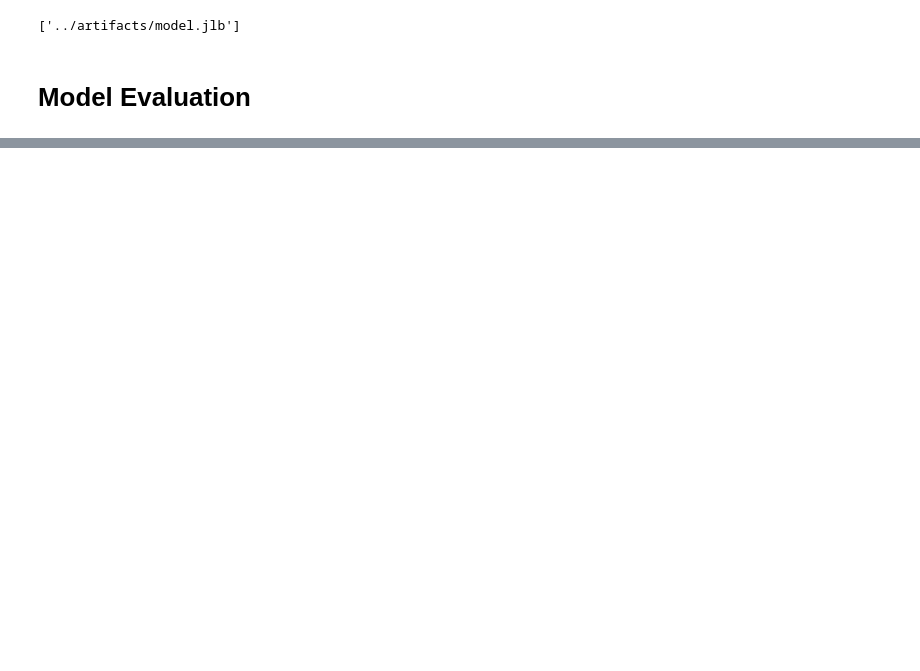
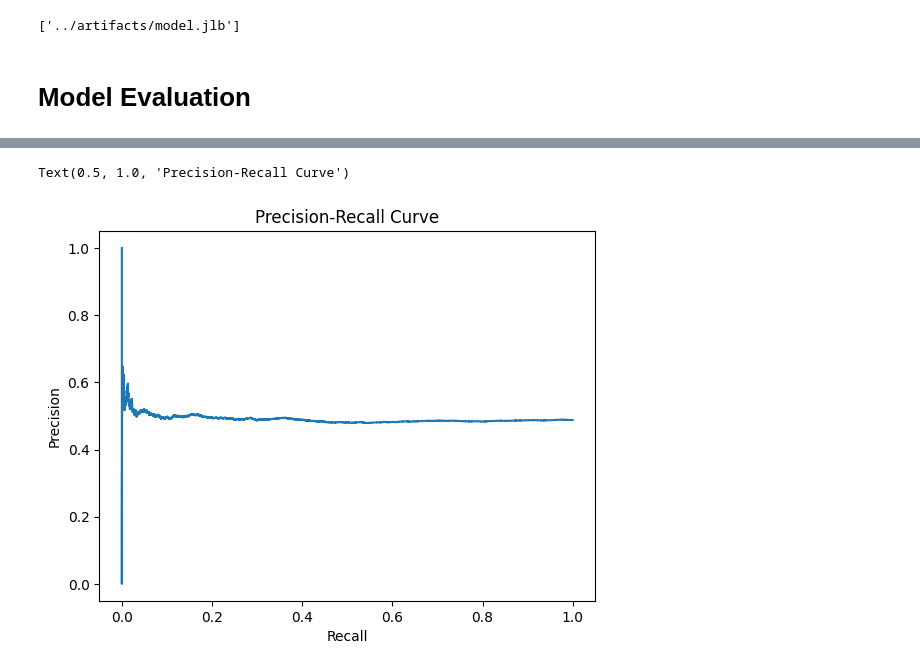
Before and after one commit to ZenithFlux/Customer_Churn_Prediction, a Jupyter notebook: notebooks/model_training.ipynb, the cells around one changed output, grey strips where cells are left out. Saved outputs shown, nothing was run; the diff lists cells and outputs as text; code cells hidden in the pictures; blank space fills up the shorter version.

```diff
--- a/notebooks/model_training.ipynb
+++ b/notebooks/model_training.ipynb
@@ -251,0 +274,11 @@ XGBClassifier(base_score=None, booster=None, callbacks=None,
+# %%
+from sklearn.metrics import PrecisionRecallDisplay, precision_recall_curve
+
+precision, recall, _ = precision_recall_curve(Y_test, model.predict_proba(X_test)[:,1])
+
+pcd = PrecisionRecallDisplay(precision, recall)
+pcd.plot()
+plt.title("Precision-Recall Curve")
+# %% [output]
+Text(0.5, 1.0, 'Precision-Recall Curve')
+[figure, added]
```
Also changed, not shown: parts of 9 cells of this notebook, 1 other file.
